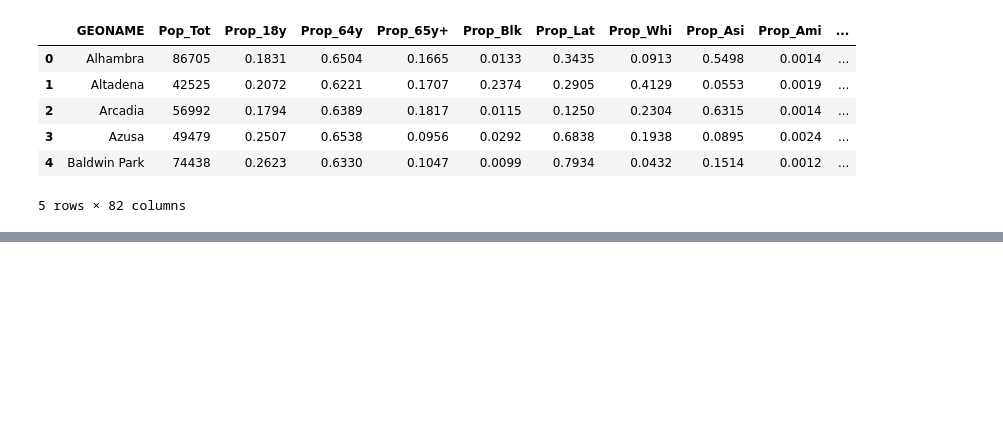
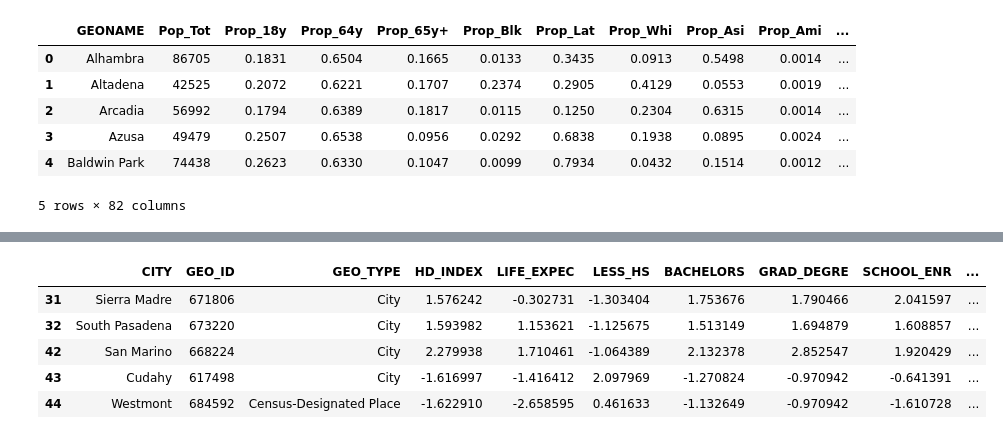
Before and after one commit to Christopher-Liu/Irvine-Property-Value-Analysis, a Jupyter notebook: analysis_la.ipynb, the cells around one changed output, grey strips where cells are left out. Cells and saved outputs as stored; diff of their text form; code cells hidden in the pictures; blank space fills up the shorter version.

```diff
--- a/analysis_la.ipynb
+++ b/analysis_la.ipynb
@@ -310,0 +455,2 @@ df_hprop.head()
+# %%
+df_test_standardized = df_test[standard_columns]
@@ -310,0 +460,2 @@ df_hprop.head()
+# %%
+df_test_standardized = StandardScaler().fit_transform(df_test_standardized)
@@ -310,0 +466,13 @@ df_hprop.head()
+# %%
+df_test2 = df_test.copy()
+# %%
+df_test2[standard_columns] = df_test_standardized
+# %%
+df_test2.head()
+# %% [output]
+|  | CITY | GEO_ID | GEO_TYPE | HD_INDEX | LIFE_EXPEC | LESS_HS | BACHELORS | GRAD_DEGRE | SCHOOL_ENR | ... |
+| 31 | Sierra Madre | 671806 | City | 1.576242 | -0.302731 | -1.303404 | 1.753676 | 1.790466 | 2.041597 | ... |
+| 32 | South Pasadena | 673220 | City | 1.593982 | 1.153621 | -1.125675 | 1.513149 | 1.694879 | 1.608857 | ... |
+| 42 | San Marino | 668224 | City | 2.279938 | 1.710461 | -1.064389 | 2.132378 | 2.852547 | 1.920429 | ... |
+| 43 | Cudahy | 617498 | City | -1.616997 | -1.416412 | 2.097969 | -1.270824 | -0.970942 | -0.641391 | ... |
+| 44 | Westmont | 684592 | Census-Designated Place | -1.622910 | -2.658595 | 0.461633 | -1.132649 | -0.970942 | -1.610728 | ... |
```
Also changed, not shown: parts of 27 cells of this notebook.
